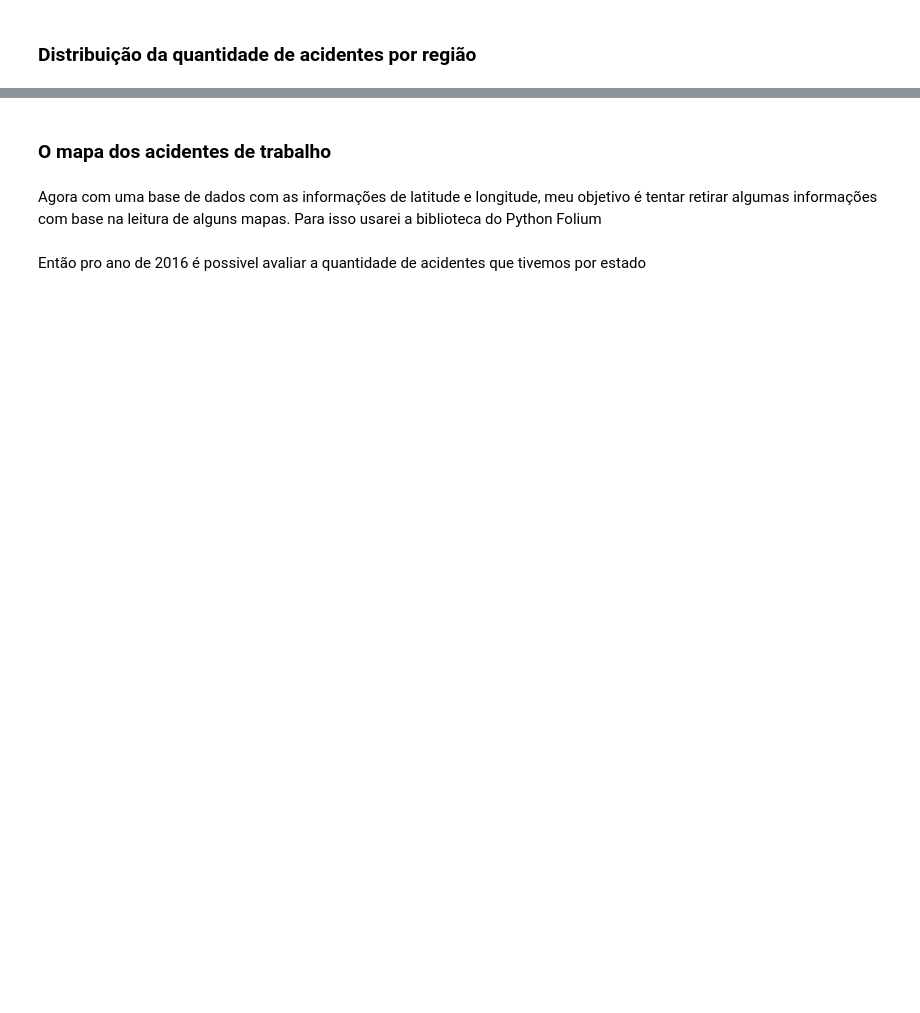
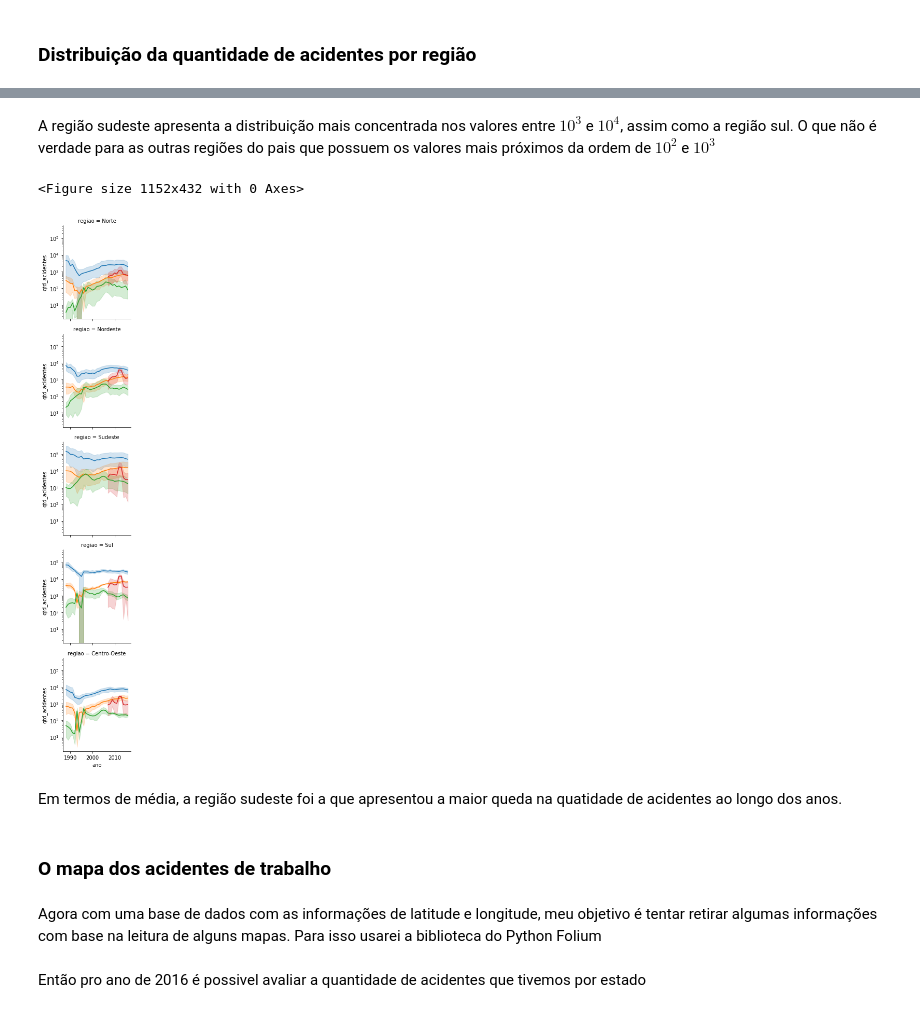
Before and after one commit to lorransr/CAT, a Jupyter notebook: Acidentes_de_Trabalho.ipynb, the cells around one changed output, grey strips where cells are left out. Drawn from its saved outputs; the diff is of its cells as text; code cells hidden in the pictures; blank space fills up the shorter version.

```diff
--- a/Acidentes_de_Trabalho.ipynb
+++ b/Acidentes_de_Trabalho.ipynb
@@ -257,3 +284,15 @@ sns.swarmplot(x = "regiao", y="qtd_acidentes", hue="regiao", data=df_uf)
+# %% [markdown]
+A região sudeste apresenta a distribuição mais concentrada nos valores entre $10^3$ e $10^4$, assim como a região sul. O que não é verdade para as outras regiões do pais que possuem os valores mais próximos da ordem de $10^2$ e $10^3$
+# %%
+plt.figure(figsize=(20, 30))
+g = sns.FacetGrid(df_uf, row="regiao",hue="motivo/situação")
+g.map(sns.lineplot,'ano',"qtd_acidentes")
+plt.yscale("log")
+# %% [output]
+<Figure size 1152x432 with 0 Axes>
+[figure, added]
+# %% [markdown]
+Em termos de média, a região sudeste foi a que apresentou a maior queda na quatidade de acidentes ao longo dos anos.
 # %% [markdown]
 ### O mapa dos acidentes de trabalho
 # %% [markdown]
```
Also changed, not shown: parts of 39 cells of this notebook.
